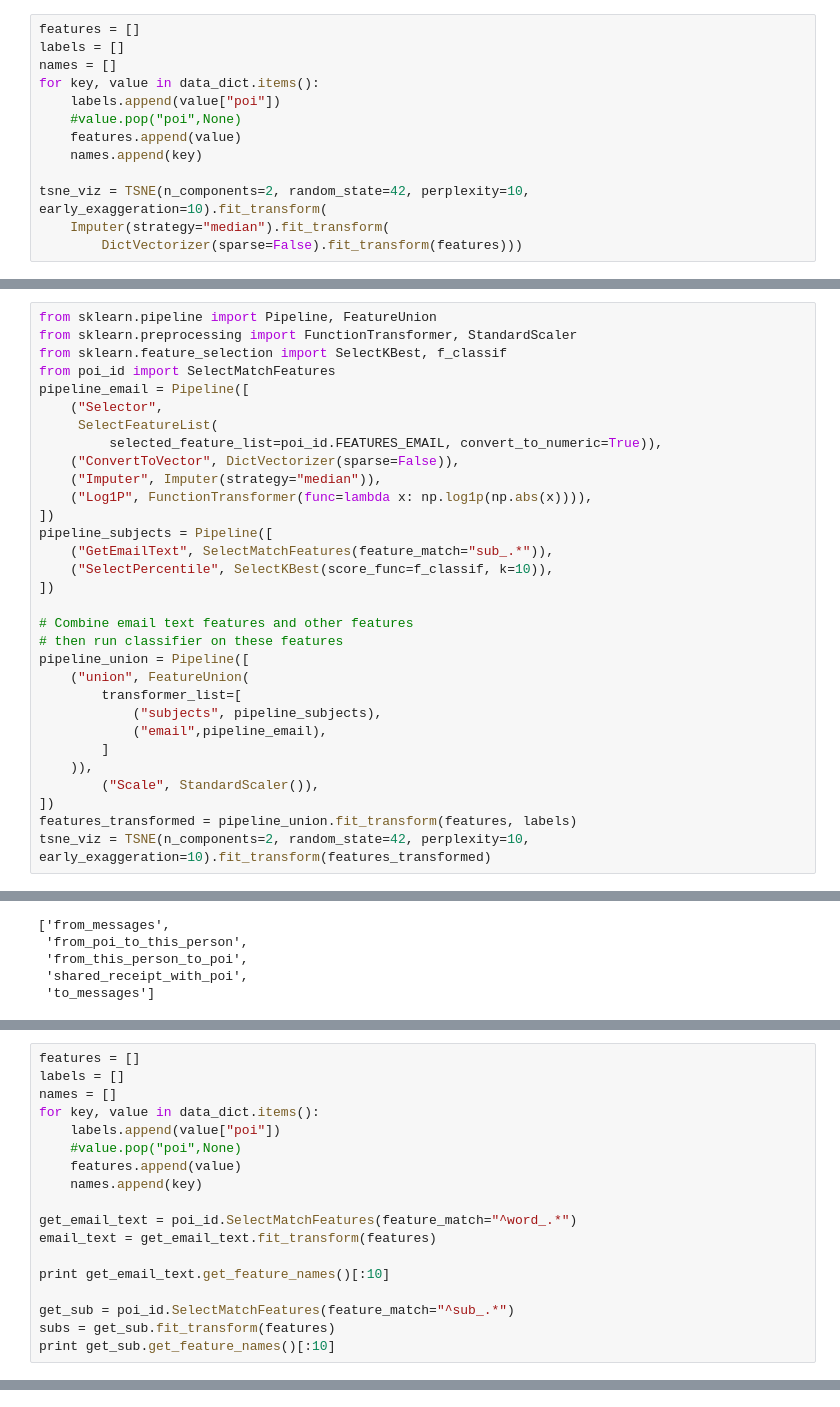
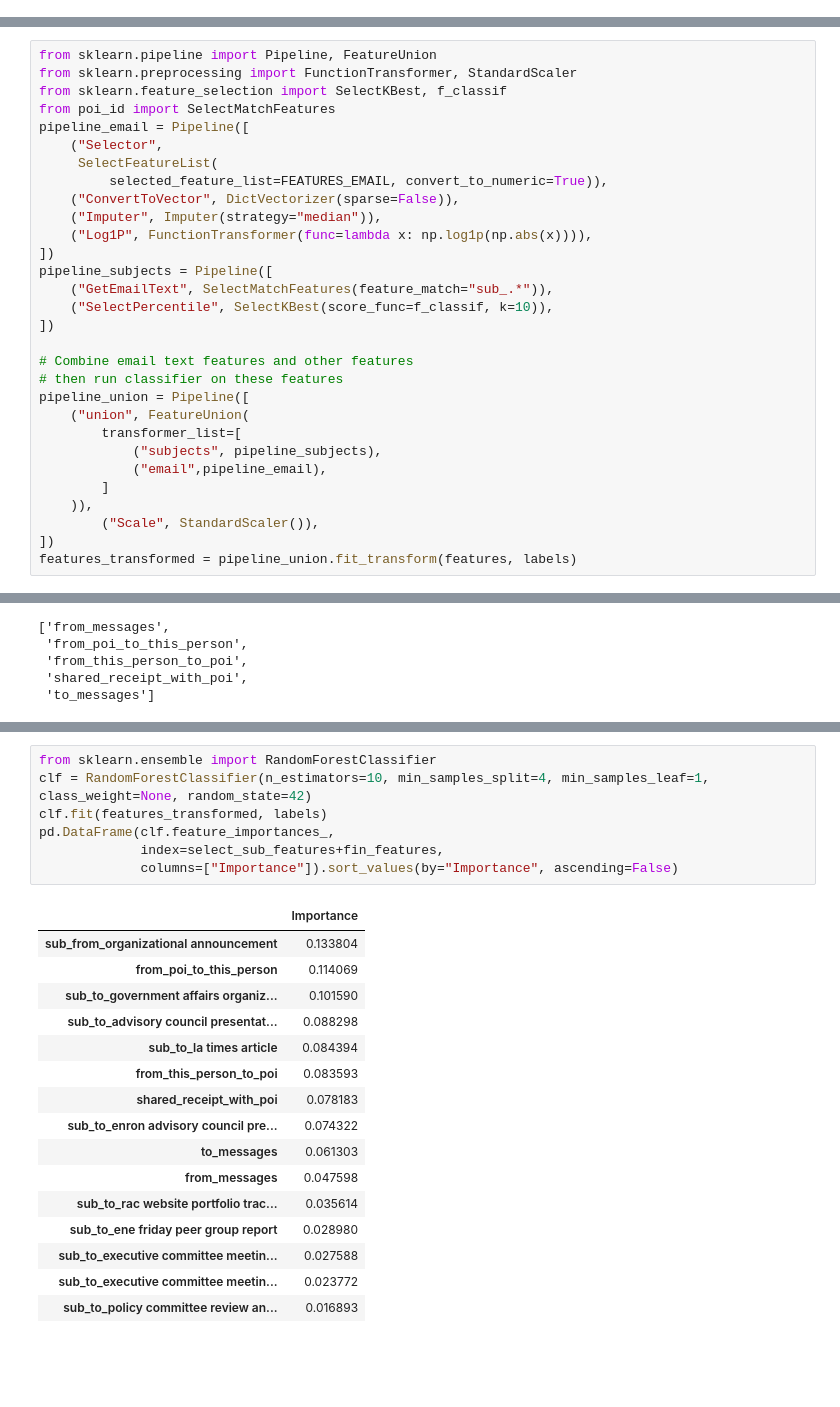
Before and after one commit to mbunse/ud120-projects, a Jupyter notebook: final_project/Look At Enron data set.ipynb, the cells around one changed output, grey strips where cells are left out. Cells and saved outputs as stored; diff of their text form; blank space fills up the shorter version.

```diff
--- a/final_project/Look At Enron data set.ipynb
+++ b/final_project/Look At Enron data set.ipynb
@@ -333,13 +348,0 @@ print data_dict[data_dict.keys()[0]].keys()[0:50]
-# %%
-features = []
-labels = []
-names = []
-for key, value in data_dict.items():
-    labels.append(value["poi"])
-    #value.pop("poi",None)
-    features.append(value)
-    names.append(key)
-
-tsne_viz = TSNE(n_components=2, random_state=42, perplexity=10, early_exaggeration=10).fit_transform(
-    Imputer(strategy="median").fit_transform(
-        DictVectorizer(sparse=False).fit_transform(features)))
@@ -366,7 +375,7 @@ from poi_id import SelectMatchFeatures
 pipeline_email = Pipeline([
     ("Selector",
      SelectFeatureList(
-         selected_feature_list=poi_id.FEATURES_EMAIL, convert_to_numeric=True)),
+         selected_feature_list=FEATURES_EMAIL, convert_to_numeric=True)),
     ("ConvertToVector", DictVectorizer(sparse=False)),
     ("Imputer", Imputer(strategy="median")),
     ("Log1P", FunctionTransformer(func=lambda x: np.log1p(np.abs(x)))),
@@ -388,4 +397,3 @@ pipeline_union = Pipeline([
         ("Scale", StandardScaler()),
 ])
 features_transformed = pipeline_union.fit_transform(features, labels)
-tsne_viz = TSNE(n_components=2, random_state=42, perplexity=10, early_exaggeration=10).fit_transform(features_transformed)
@@ -452,18 +429,0 @@ pd.DataFrame(feature_decomp.components_, columns=select_sub_features + fin_featu
-# %%
-features = []
-labels = []
-names = []
-for key, value in data_dict.items():
-    labels.append(value["poi"])
-    #value.pop("poi",None)
-    features.append(value)
-    names.append(key)
-
-get_email_text = poi_id.SelectMatchFeatures(feature_match="^word_.*")
-email_text = get_email_text.fit_transform(features)
-
-print get_email_text.get_feature_names()[:10]
-
-get_sub = poi_id.SelectMatchFeatures(feature_match="^sub_.*")
-subs = get_sub.fit_transform(features)
-print get_sub.get_feature_names()[:10]
@@ -507,0 +432,24 @@ select_fin_feat.fit_transform(features)
+# %%
+from sklearn.ensemble import RandomForestClassifier
+clf = RandomForestClassifier(n_estimators=10, min_samples_split=4, min_samples_leaf=1, class_weight=None, random_state=42)
+clf.fit(features_transformed, labels)
+pd.DataFrame(clf.feature_importances_,
+             index=select_sub_features+fin_features,
+             columns=["Importance"]).sort_values(by="Importance", ascending=False)
+# %% [output]
+|  | Importance |
+| sub_from_organizational announcement | 0.133804 |
+| from_poi_to_this_person | 0.114069 |
+| sub_to_government affairs organiz... | 0.101590 |
+| sub_to_advisory council presentat... | 0.088298 |
+| sub_to_la times article | 0.084394 |
+| from_this_person_to_poi | 0.083593 |
+| shared_receipt_with_poi | 0.078183 |
+| sub_to_enron advisory council pre... | 0.074322 |
+| to_messages | 0.061303 |
+| from_messages | 0.047598 |
+| sub_to_rac website portfolio trac... | 0.035614 |
+| sub_to_ene friday peer group report | 0.028980 |
+| sub_to_executive committee meetin... | 0.027588 |
+| sub_to_executive committee meetin... | 0.023772 |
+| sub_to_policy committee review an... | 0.016893 |
```
Also changed, not shown: parts of 71 cells of this notebook.
